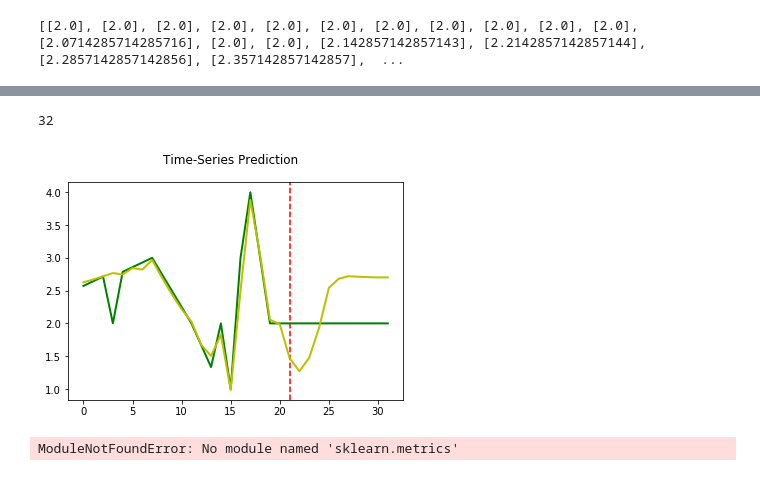
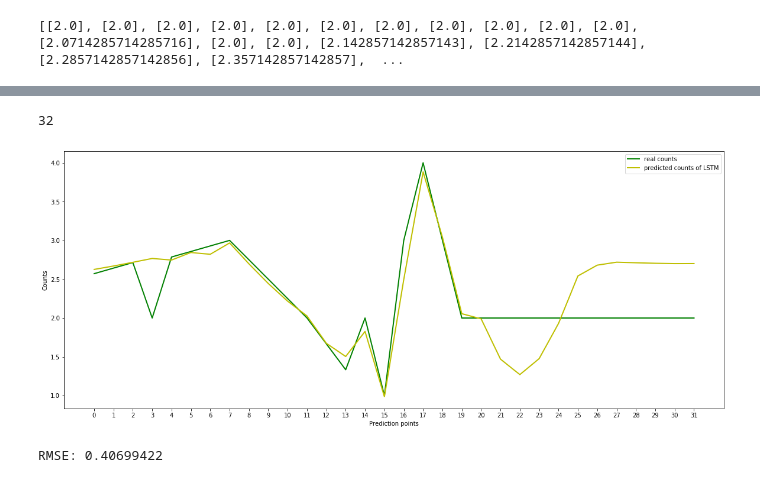
Before and after one commit to adomni/usfFall2019, a Jupyter notebook: Tuo_workingfolder/Work.ipynb, the cells around one changed output, grey strips where cells are left out. Drawn from its saved outputs; the diff is of its cells as text; code cells hidden in the pictures.

Commit message:
added result graph

```diff
--- a/Tuo_workingfolder/Work.ipynb
+++ b/Tuo_workingfolder/Work.ipynb
@@ -229,26 +229,33 @@ Epoch: 1900, loss: 0.00505
 # %%
 lstm.eval()
 train_predict = lstm(dataX)
 
 data_predict = train_predict.data.numpy()
 dataY_plot = dataY.data.numpy()
 
 data_predict = sc.inverse_transform(data_predict)
 dataY_plot = sc.inverse_transform(dataY_plot)
 
-plt.axvline(x=train_size, c='r', linestyle='--')
+plt.figure(figsize=(20,8))
 
 print(len(dataX))
-plt.plot(dataY_plot, "g", label="real_values", linewidth=2.0)
-plt.plot(data_predict, "y", label="prediction", linewidth=2.0)
-plt.suptitle('Time-Series Prediction')
+plt.plot(dataY_plot, "g", label="real counts", linewidth=2.0)
+plt.plot(data_predict, "y", label="predicted counts of LSTM", linewidth=2.0)
+
+
+plt.xticks(range(len(dataY_plot)))
+plt.xlabel('Prediction points')
+plt.ylabel('Counts')
+plt.legend(loc="best")
+# plt.suptitle('Time-Series Prediction')
+plt.savefig("Time-Series Prediction.png")
 plt.show()
 # %% [output]
 32
-[figure, old version]
+[figure, new version]
 # %%
 from sklearn.metrics import mean_squared_error
-mse = mean_squared_error(y, train_predict)
+mse = mean_squared_error(dataY_plot, data_predict)
 print("RMSE:", np.sqrt(mse))
 # %% [output]
-ModuleNotFoundError: No module named 'sklearn.metrics'
+RMSE: 0.40699422
```
Also changed, not shown: 1 other file.
